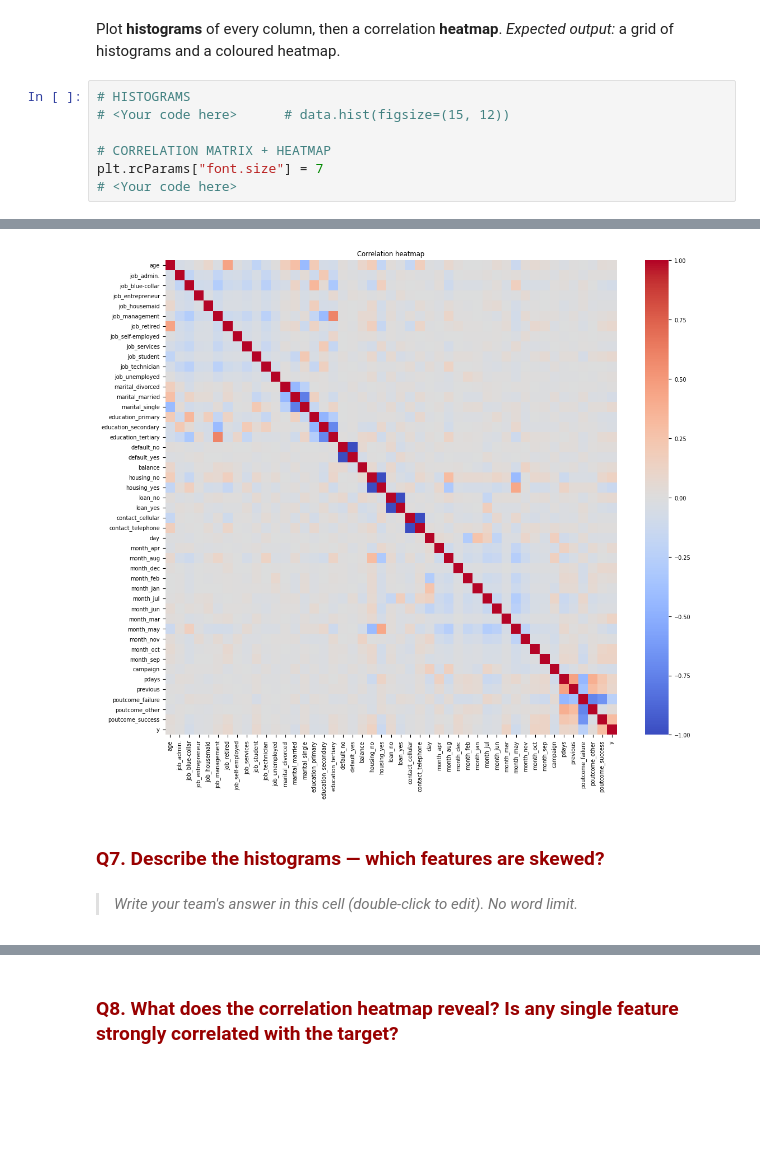
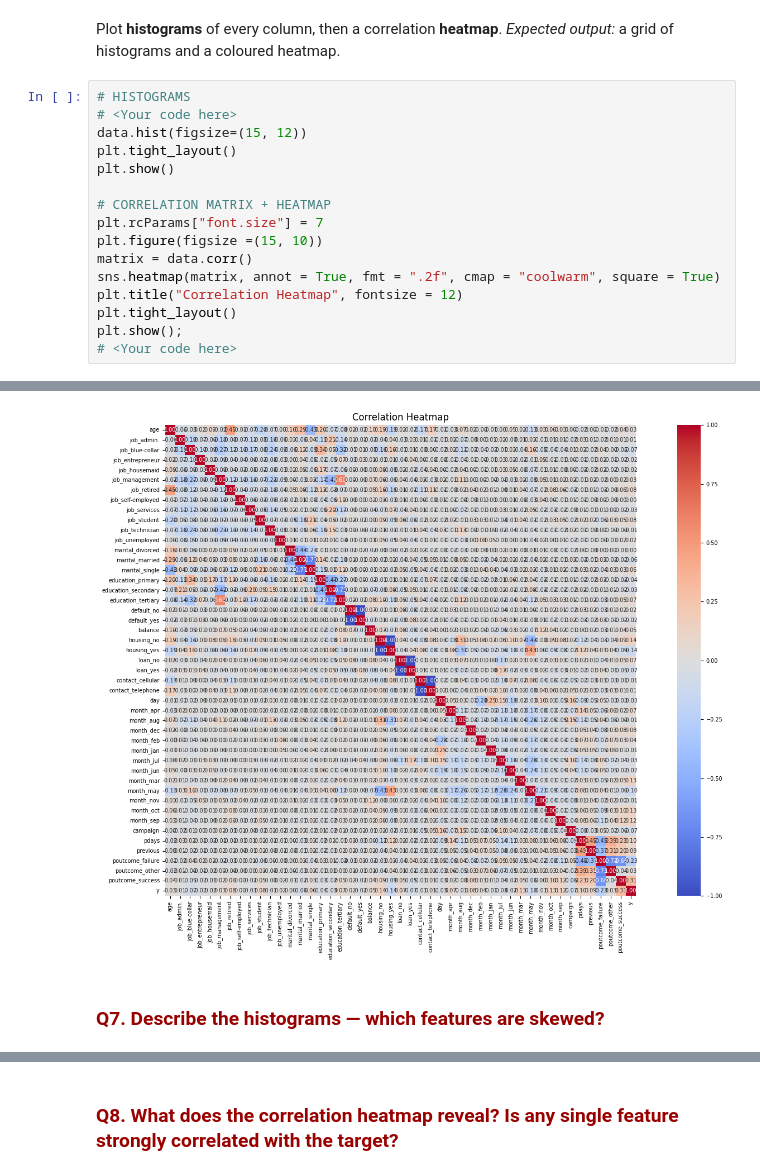
Before and after one commit to aadevezhilarasan-brown/Team6_logistic_regression_1_3, a Jupyter notebook: Team6_logistic_regression_1_3.ipynb, the cells around one changed output, grey strips where cells are left out. Cells and saved outputs as stored; diff of their text form; blank space fills up the shorter version.

```diff
--- a/Team6_logistic_regression_1_3.ipynb
+++ b/Team6_logistic_regression_1_3.ipynb
@@ -365,15 +358,22 @@ Warning: Total number of columns (51) exceeds max_columns (20) limiting to first
 Plot **histograms** of every column, then a correlation **heatmap**. *Expected output:* a grid of histograms and a coloured heatmap.
 # %%
 # HISTOGRAMS
-# <Your code here>      # data.hist(figsize=(15, 12))
+# <Your code here>
+data.hist(figsize=(15, 12))
+plt.tight_layout()
+plt.show()
 
 # CORRELATION MATRIX + HEATMAP
 plt.rcParams["font.size"] = 7
+plt.figure(figsize =(15, 10))
+matrix = data.corr()
+sns.heatmap(matrix, annot = True, fmt = ".2f", cmap = "coolwarm", square = True)
+plt.title("Correlation Heatmap", fontsize = 12)
+plt.tight_layout()
+plt.show();
 # <Your code here>
 # %% [output]
 [figure]
-[figure, old version]
+[figure, new version]
 # %% [markdown]
 ### <span style="color:#990000">Q7. Describe the histograms — which features are skewed?</span>
-# %% [markdown]
-> *Write your team's answer in this cell (double-click to edit). No word limit.*
```
Also changed, not shown: parts of 27 cells of this notebook.
